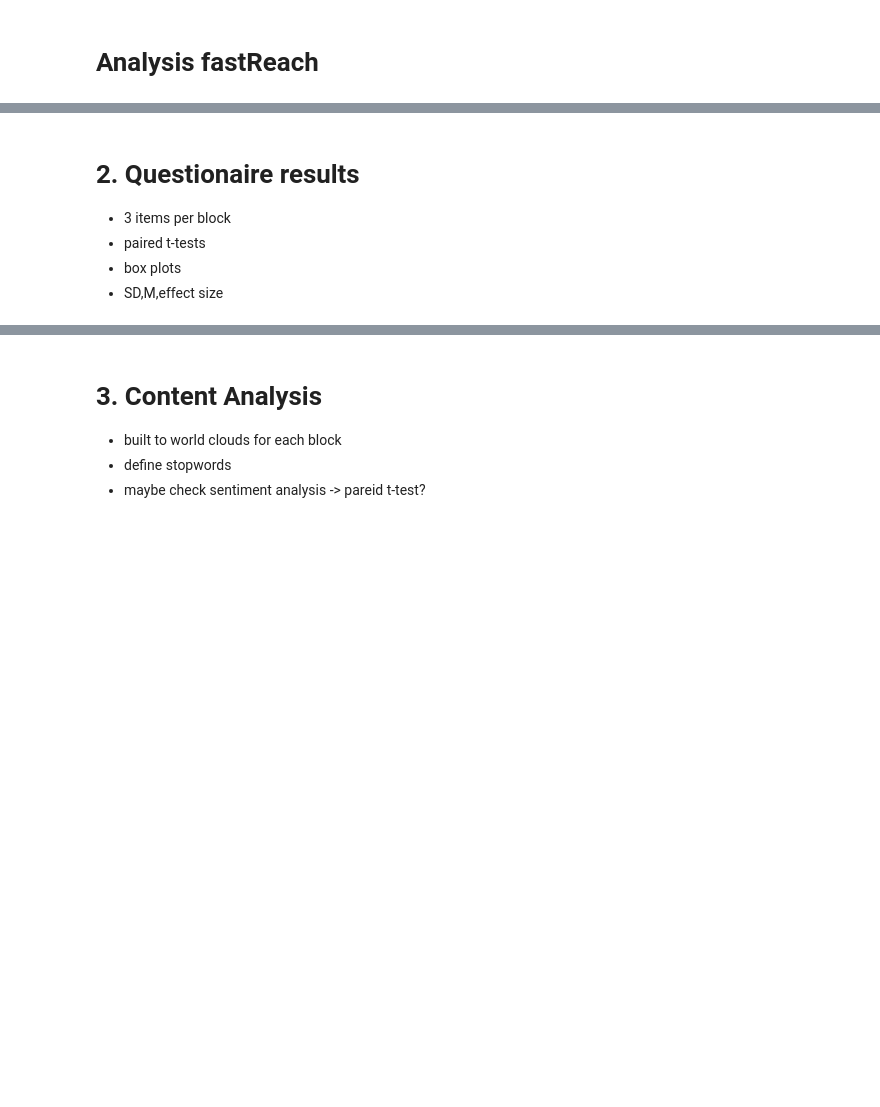
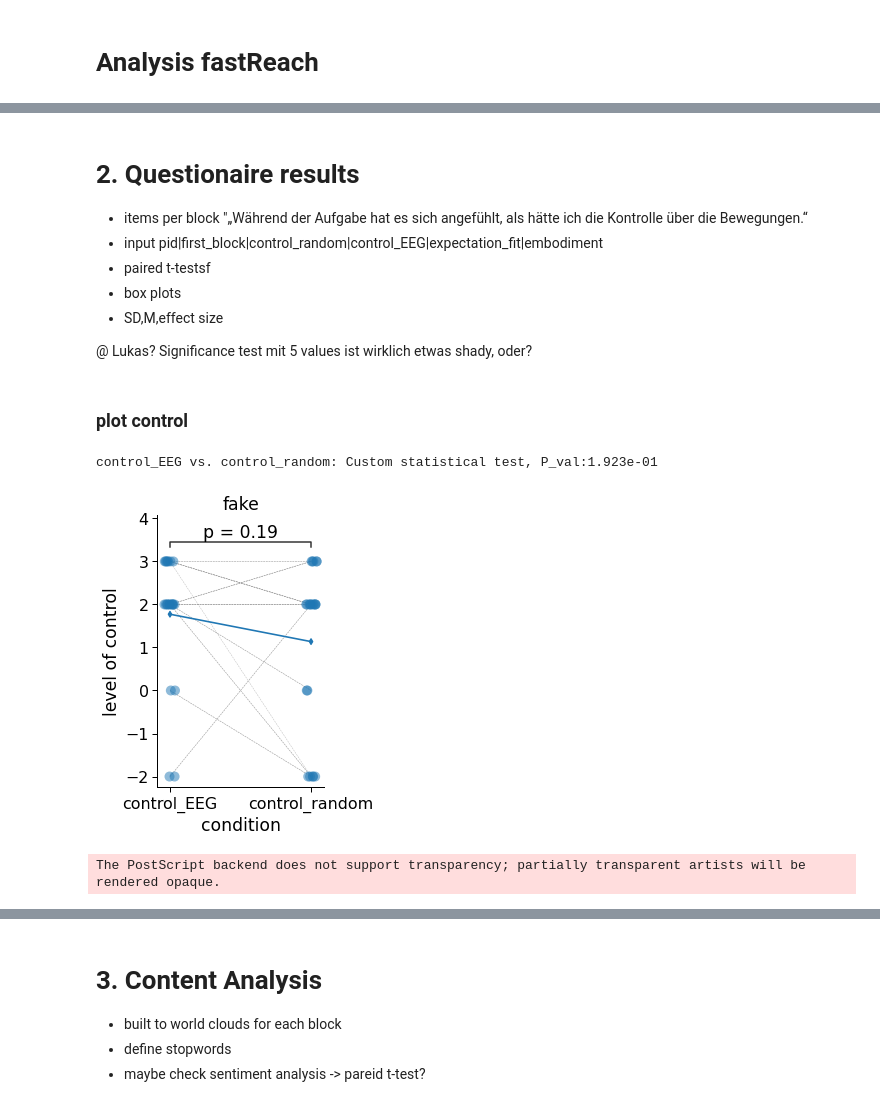
Before and after one commit to lukasgehrke/2021-fastReach, a Jupyter notebook: analyses/Leonie_tests/analysis_LT.ipynb, the cells around one changed output, grey strips where cells are left out. Cells and saved outputs as stored; diff of their text form; code cells hidden in the pictures; blank space fills up the shorter version.

Commit message:
creating fake data working on analysis

```diff
--- a/analyses/Leonie_tests/analysis_LT.ipynb
+++ b/analyses/Leonie_tests/analysis_LT.ipynb
@@ -9,0 +18,3 @@
+# %%
+# set path
+d = "C://Users/terfu/Desktop/2021-fastReach/analyses/Leonie_tests/"
@@ -22,6 +105,9 @@
 # %% [markdown]
 # 2. Questionaire results
-- 3 items per block
-- paired t-tests
+- items per block "„Während der Aufgabe hat es sich angefühlt, als hätte ich die Kontrolle über die Bewegungen.“
+- input pid|first_block|control_random|control_EEG|expectation_fit|embodiment
+- paired t-testsf
 - box plots
 - SD,M,effect size
+
+@ Lukas? Significance test mit 5 values ist wirklich etwas shady, oder?
@@ -29,0 +114,27 @@
+# %%
+#propably makes sense to integrate all subjective data
+# load  / merge qustionaire data
+questionaire_fname = d + 'fake_data/subjective_fastReach.csv'
+questionaire= pd.read_csv(questionaire_fname, sep = ';')
+# %% [markdown]
+### plot control
+# %%
+questionaire_long = questionaire.melt(id_vars= ['pID'],value_vars=['control_EEG','control_random'])
+
+palette = sns.color_palette(palette=None, n_colors=1)
+cats= ['control_random', 'control_EEG']
+ylabel = 'level of control'
+xlabel = 'condition'
+title = 'fake'
+data = questionaire_long
+y = "value"
+x = "variable"
+hue = "pID"
+
+plot_2_cats(data, x, y, hue, ylabel, xlabel,cats,palette)
+
+#cohend(data,x,y, cats)
+# %% [output]
+control_EEG vs. control_random: Custom statistical test, P_val:1.923e-01
+[figure, added]
+The PostScript backend does not support transparency; partially transparent artists will be rendered opaque.
```
Also changed, not shown: parts of 16 cells of this notebook, 10 other files.
